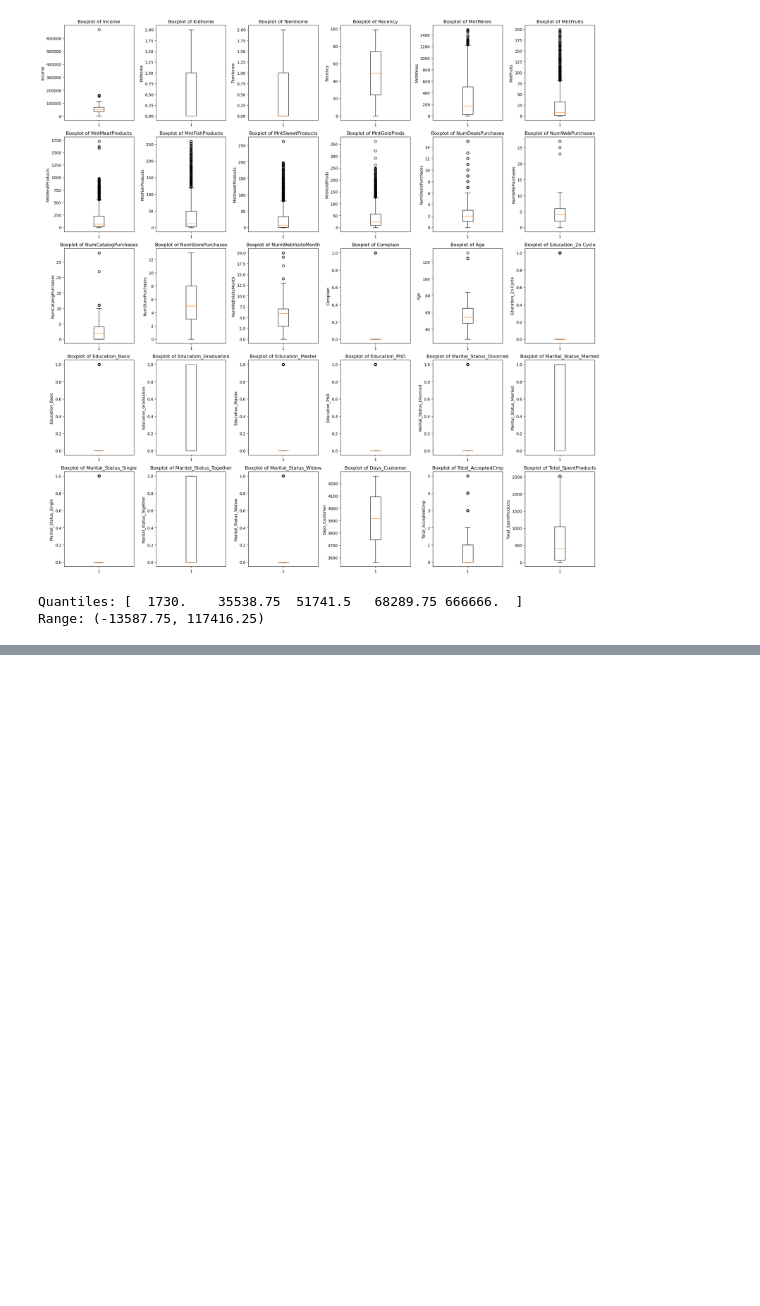
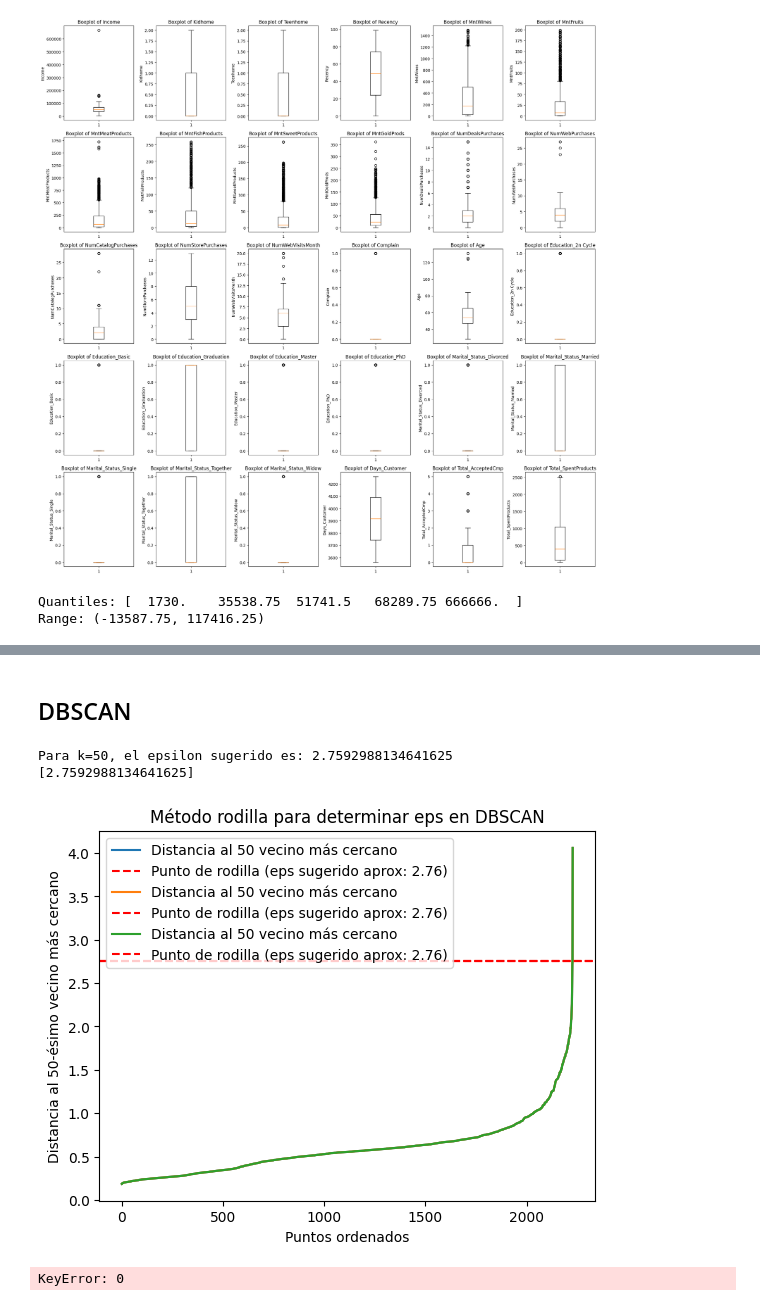
Before and after one commit to SAGR2003/Reto-Clustering-stackies, a Jupyter notebook: reto-clustering.ipynb, the cells around one changed output, grey strips where cells are left out. Saved outputs shown, nothing was run; the diff lists cells and outputs as text; code cells hidden in the pictures; blank space fills up the shorter version.

Commit message:
Add initial DBSCAN

```diff
--- a/reto-clustering.ipynb
+++ b/reto-clustering.ipynb
@@ -285,0 +305,78 @@ The best clustering for 2 clusters has an SSE value of 8360.4318820804
+# %% [markdown]
+## DBSCAN
+# %%
+from sklearn.preprocessing import StandardScaler
+from sklearn.neighbors import NearestNeighbors
+import matplotlib.pyplot as plt
+import numpy as np
+
+def suggestedEpsilon(data, k):
+    neigh = NearestNeighbors(n_neighbors=k)
+    nbrs = neigh.fit(data)
+    distances, indices = nbrs.kneighbors(data)
+
+    distances = np.sort(distances, axis=0)[:, k-1]
+
+    differences = np.diff(distances)
+    knee_point = np.argmax(differences)
+    suggested_epsilon = distances[knee_point]
+
+    plt.plot(distances, label='Distancia al {} vecino más cercano'.format(k))
+    plt.axhline(y=suggested_epsilon, color='r', linestyle='--', label='Punto de rodilla (eps sugerido aprox: {:.2f})'.format(suggested_epsilon))
+    plt.ylabel('Distancia al {}-ésimo vecino más cercano'.format(k))
+    plt.xlabel('Puntos ordenados')
+    plt.title('Método rodilla para determinar eps en DBSCAN')
+    plt.legend()
+    # plt.show()
+
+    return suggested_epsilon
+
+k_values = [50]  # Lista de valores de k
+
+epsilons = []
+for k in k_values:
+    suggestedEpsilon(clients_2D, k)
+    print(f"Para k={k}, el epsilon sugerido es: {suggestedEpsilon(clients_2D, k)}")
+    epsilons.append(suggestedEpsilon(clients_2D, k))
+
+print(epsilons)
+# %% [output]
+Para k=50, el epsilon sugerido es: 2.7592988134641625
+[2.7592988134641625]
+[figure, added]
+# %%
+# epsilons = [1.3961208338545672,2.146978860714268 ]
+min_samples_values = [50]
+# 3.1 y 40
+combinations_DBScan = list(itertools.product(epsilons, min_samples_values))
+
+# combinations_DBScan = [(2.6590326813499177, 40)]
+# combinations_DBScan = [(3.1, 40)]
+
+# dbscan_configs = [{"epsilon": epsilon, "min_samples": min_samples} for epsilon, min_samples in combinations_DBScan]
+
+
+
+df_normalized = pd.DataFrame(StandardScaler().fit_transform(clients), columns=clients.columns)
+dbscan_configs = zip(epsilons, min_samples_values)
+sse_values = []
+
+for i, config in enumerate(dbscan_configs):
+	eps, minpts = config
+	clusters = DBSCAN(eps=eps, min_samples=minpts).fit_predict(df_normalized)
+
+	if len(set(clusters)) > 1:
+		distances = getDistances(clients)
+		sse = calculate_sse(df_normalized, clusters,  )
+	else:
+		sse = 0
+
+	sse_values.append(sse)
+	plotClusters(clients_2D, clusters, 0, 1, dimZ=None, ax=None)
+	plotClusters(clients_3D, clusters, 0, 1, 2)
+
+plt.show()
+
+best_cluster_dbscan = (sse, clusters)
+# %% [output]
+KeyError: 0
```
Also changed, not shown: parts of 6 cells of this notebook, 3 other files.
